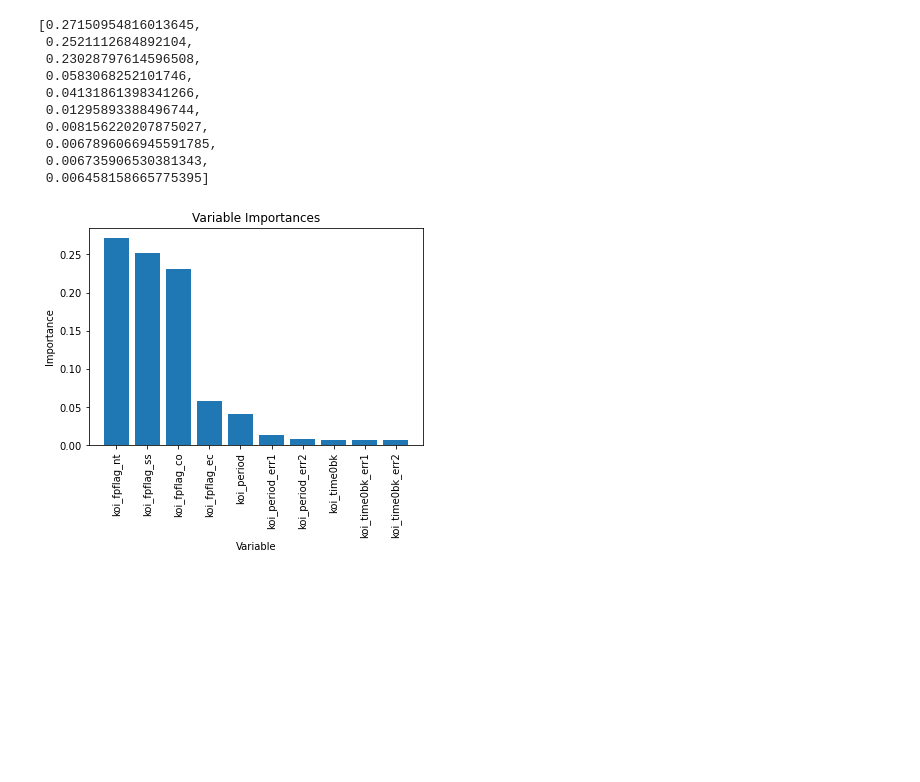
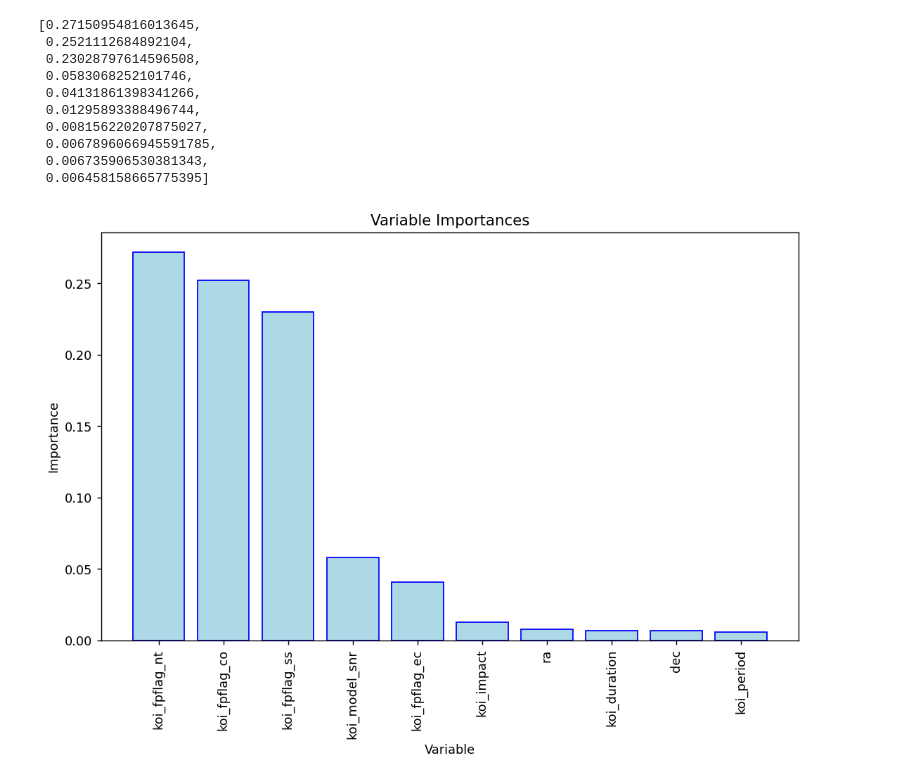
Before and after one commit to RaulMaya/Kepler-Telescope-Search, a Jupyter notebook: models/random_forest/random_forest.ipynb, the cells around one changed output. Drawn from its saved outputs; the diff is of its cells as text; code cells hidden in the pictures; blank space fills up the shorter version.

Commit message:
Interesting views of random forest top features

```diff
--- a/models/random_forest/random_forest.ipynb
+++ b/models/random_forest/random_forest.ipynb
@@ -146,6 +146,12 @@ Feature: koi_insol            Importance: 0.002
 Feature: koi_insol_err2       Importance: 0.002
 Feature: koi_tce_plnt_num     Importance: 0.002
 Feature: koi_slogg            Importance: 0.002
+# %%
+feat_list = []
+values_list = []
+for pair in feature_importances:
+    feat_list.append(pair[0])
+    values_list.append(pair[1])
 # %%
 sorted_importances = np.sort(important_features)[::-1]
 top_sort_importances = list(sorted_importances[0:10])
@@ -160,16 +166,19 @@ top_sort_importances = list(sorted_importances[0:10])
  0.0067896066945591785,
  0.006735906530381343,
  0.006458158665775395]
-# %%
-import matplotlib.pyplot as plt
-
-x_values = list(range(len(top_sort_importances)))
-plt.bar(x_values, top_sort_importances, orientation = 'vertical')
-plt.xticks(x_values, features_list, rotation='vertical')
-plt.ylabel('Importance')
-plt.xlabel('Variable')
-plt.title('Variable Importances')
-
-plt.show()
-# %% [output]
-[figure, removed]
+# %%
+import matplotlib.pyplot as plt
+
+x_val = list(range(len(values_list[:10])))
+fig, ax = plt.subplots(figsize = (10, 6), dpi=128)
+
+ax.bar(feat_list[:10], values_list[:10], orientation = 'vertical', color='lightblue', edgecolor='blue')
+ax.set_xticklabels(feat_list[:10], rotation=90)
+ax.set_ylabel('Importance')
+ax.set_xlabel('Variable')
+ax.set_title('Variable Importances')
+
+plt.savefig('random_forest_top_features.png')
+plt.show()
+# %% [output]
+[figure, added]
```
Also changed, not shown: parts of 2 cells of this notebook, 3 other files.
